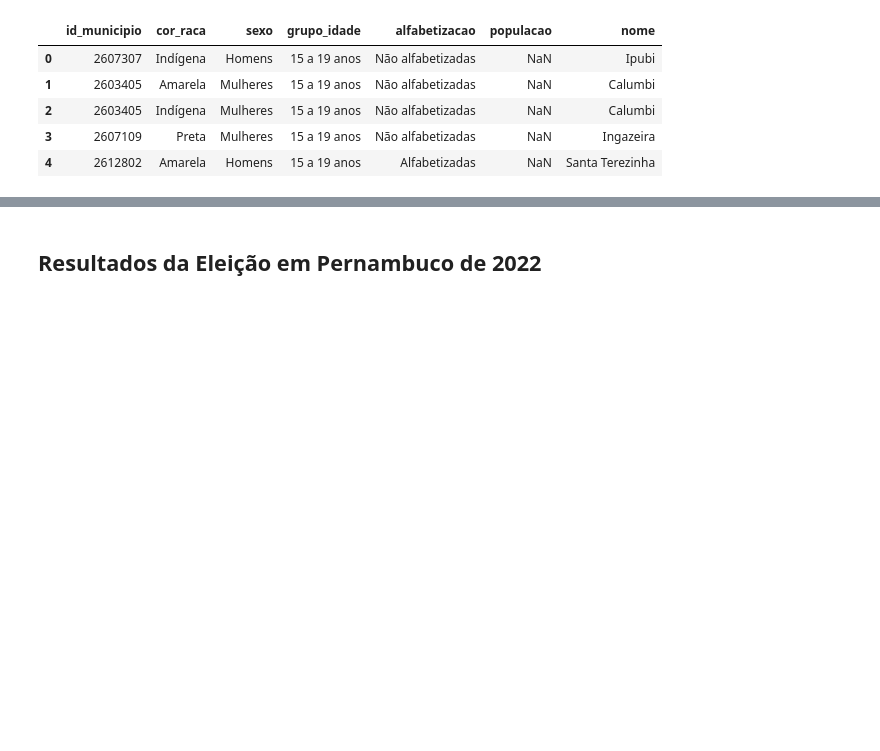
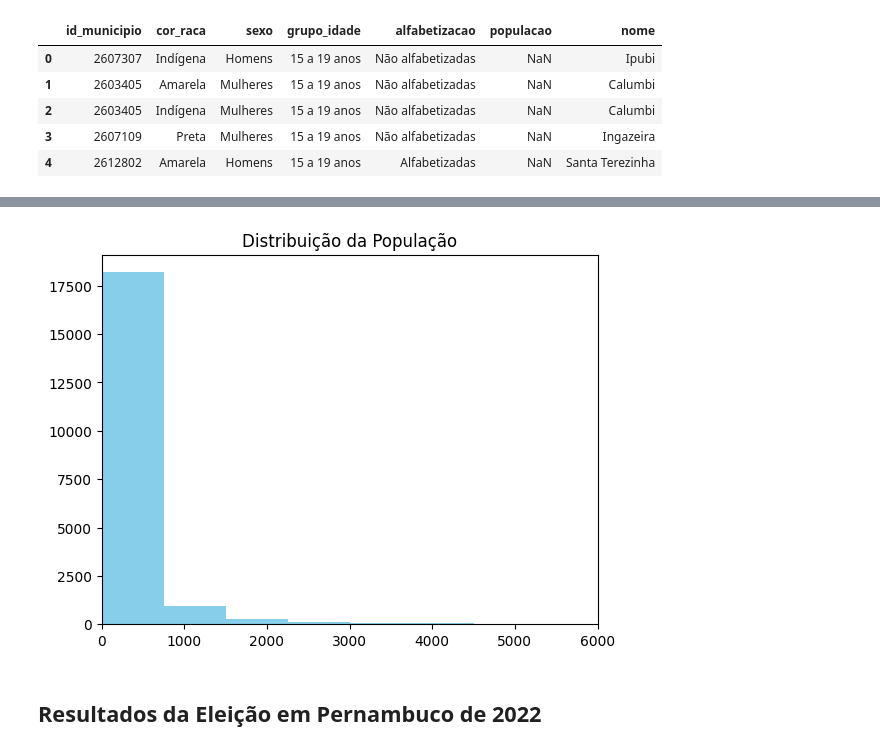
Before and after one commit to aliciamarzola/tp_bdg, a Jupyter notebook: exploring.ipynb, the cells around one changed output, grey strips where cells are left out. Drawn from its saved outputs; the diff is of its cells as text; code cells hidden in the pictures; blank space fills up the shorter version.

Commit message:
visualizações a mais

```diff
--- a/exploring.ipynb
+++ b/exploring.ipynb
@@ -91,3 +114,10 @@ dados_censo.head()
+# %%
+plt.hist(dados_censo['populacao'], bins=80, color='skyblue')
+plt.xlim(0,6000)
+plt.title('Distribuição da População')
+plt.show()
+# %% [output]
+[figure, added]
 # %% [markdown]
 ## Resultados da Eleição em Pernambuco de 2022
 # %%
```
Also changed, not shown: parts of 8 cells of this notebook.
